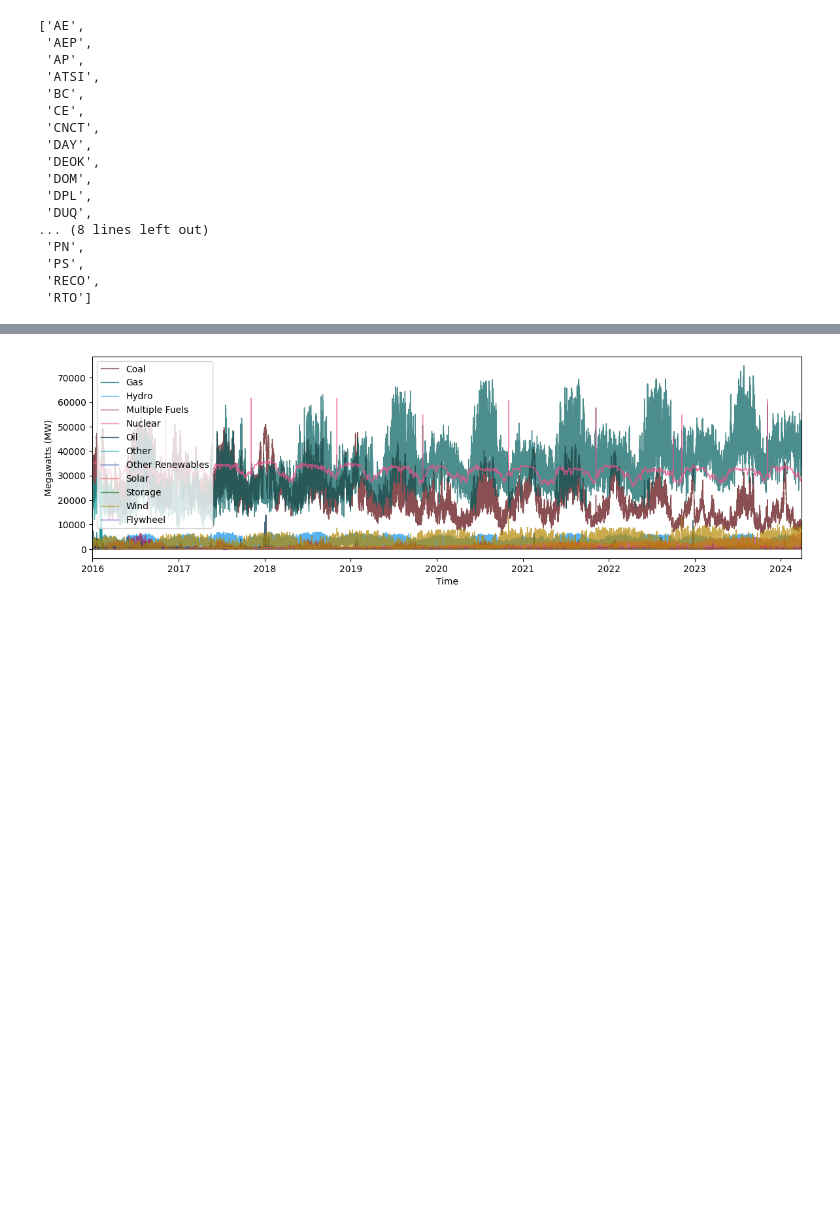
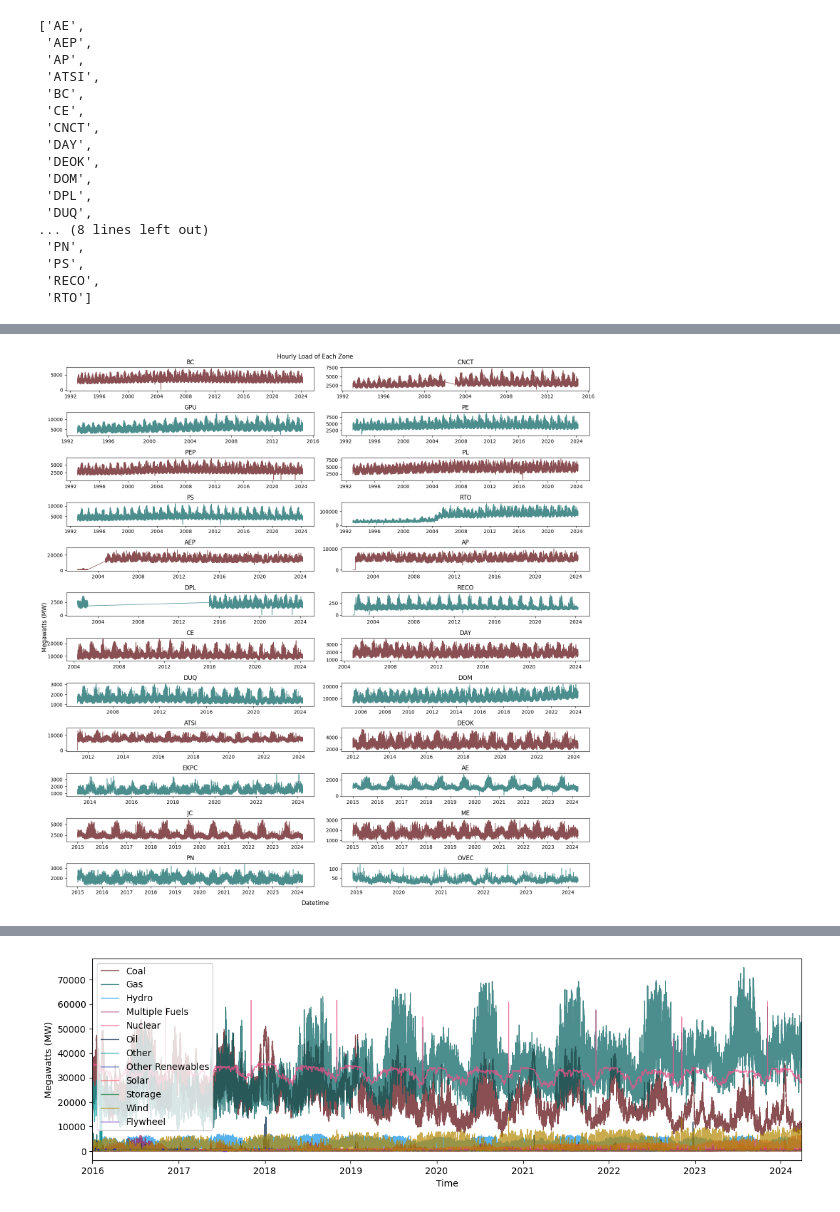
Before and after one commit to chill0121/Energy_Grid_Forecasting, a Jupyter notebook: Energy_Forecasting.ipynb, the cells around one changed output, grey strips where cells are left out. Saved outputs shown, nothing was run; the diff lists cells and outputs as text; code cells hidden in the pictures; blank space fills up the shorter version.

```diff
--- a/Energy_Forecasting.ipynb
+++ b/Energy_Forecasting.ipynb
@@ -131 +251,35 @@ load_zone_df = load_df[['datetime_beginning_ept', 'zone', 'mw']].groupby(['datet
+# %%
+def load_zone_plot(zone_list):
+    """Prints to output (n x 2) subplot array of line plots where x = datetime vs y = MW.
+    Can handle any length of list of strings.
+
+    Parameters:
+        features (list): Iterable of zone names from load_zone_df in the form of a list of strings.
+
+    Returns:
+        None. Prints plot to output."""
+
+    temp_df = load_zone_df[['datetime_beginning_ept', 'mw', 'zone']].groupby(['datetime_beginning_ept', 'zone'], as_index = False).sum()
+    color_pal = ['#005d5d', '#570408']
+
+    fig, ax = plt.subplots(int(len(zone_list)/2), 2, figsize = (16, 16), sharey = False, sharex = False)
+    for i, zone in enumerate(zone_list):
+        #print(f'{i} {zone} -- [{i//2}, {i%2}]')
+        # i iterates through rows and columns with // and % operators.
+        sns.lineplot(temp_df.loc[temp_df['zone'] == zone], ax = ax[i//2, i%2], x = 'datetime_beginning_ept', y = 'mw', alpha = 0.7, lw = 1, c = color_pal[int(i % 4 < 2)])
+        ax[i//2, i%2].set_title(zone, y = 1)
+        ax[i//2, i%2].set_xlabel(None)
+        ax[i//2, i%2].set_ylabel(None)
+
+    plt.subplots_adjust(wspace = 0.3, hspace = 1)
+    fig.suptitle('Hourly Load of Each Zone')
+    fig.supxlabel('Datetime')
+    fig.supylabel('Megawatts (MW)')
+    fig.tight_layout()
+
+    return None
+# %%
+load_zone_plot(load_zone_df['zone'].unique())
+# %% [output]
+[figure, added]
 # %%
```
Also changed, not shown: parts of 17 cells of this notebook, 6 other files.
